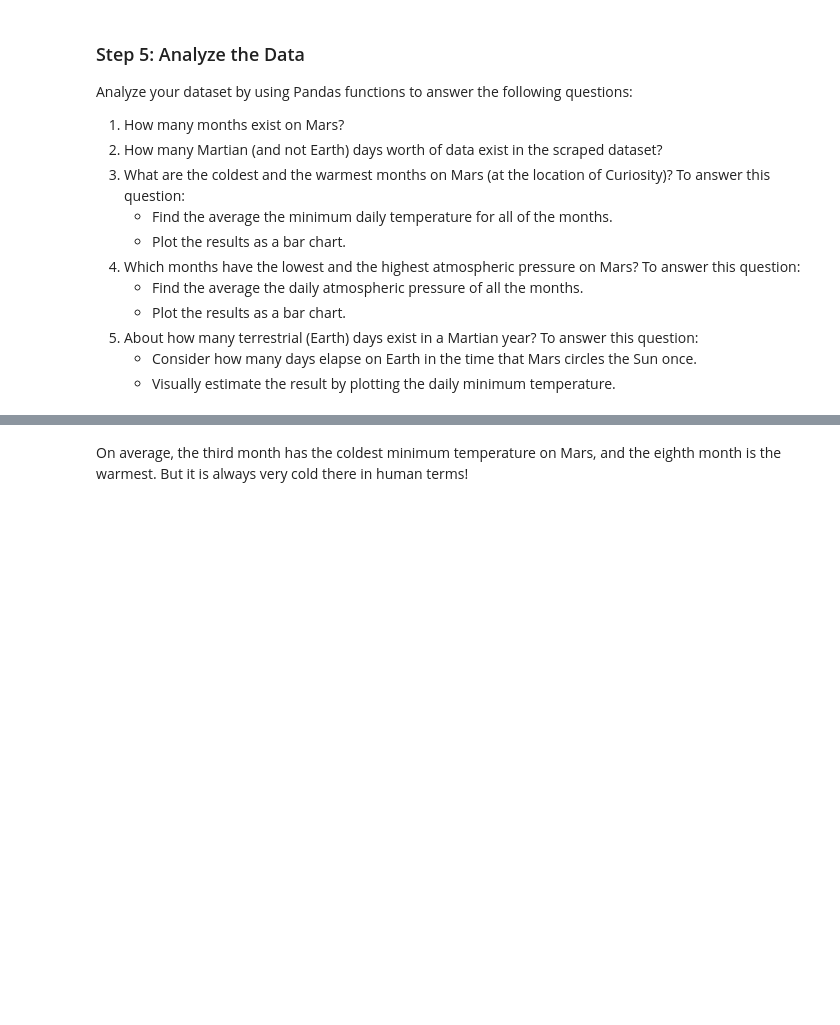
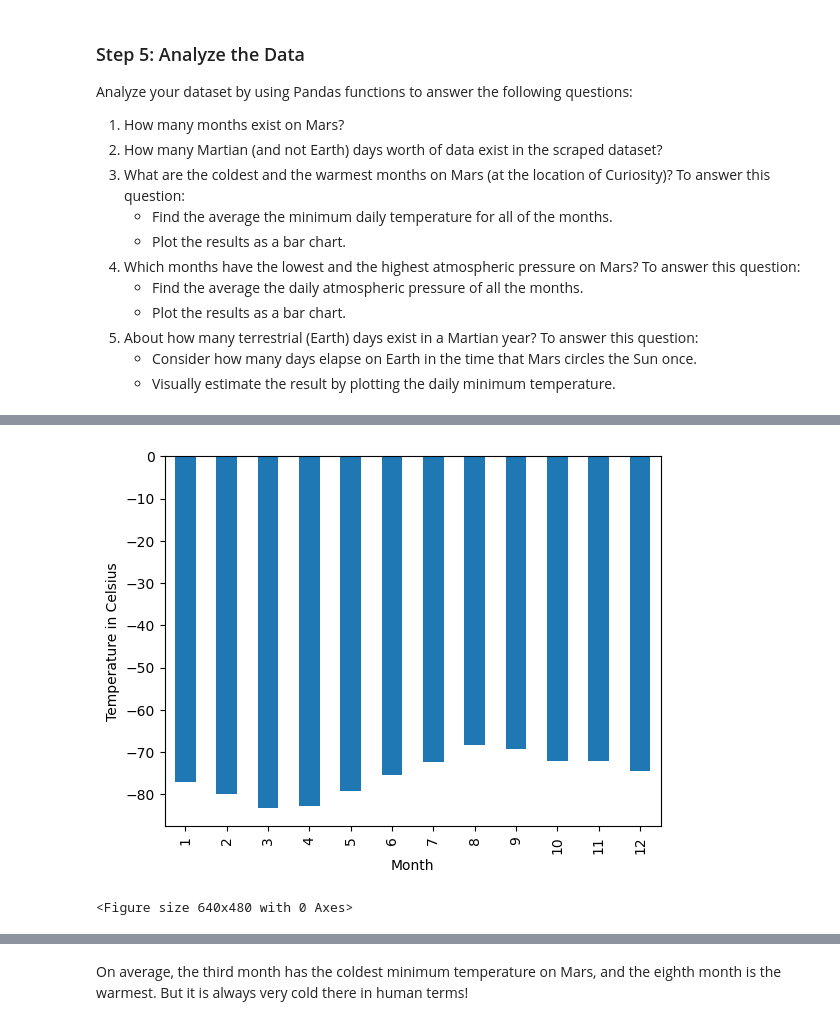
Before and after one commit to rooprg/scraping_challenge_mars_news_weather, a Jupyter notebook: part_2_mars_weather_roop.ipynb, the cells around one changed output, grey strips where cells are left out. Cells and saved outputs as stored; diff of their text form; code cells hidden in the pictures; blank space fills up the shorter version.

```diff
--- a/part_2_mars_weather_roop.ipynb
+++ b/part_2_mars_weather_roop.ipynb
@@ -159,2 +162,4 @@ Analyze your dataset by using Pandas functions to answer the following questions
 # %%
 # 3. What is the average low temperature by month?
+min_temp_average = modified_mars_df.groupby("month")["min_temp"].mean()
+min_temp_average
@@ -161,4 +181,12 @@ Analyze your dataset by using Pandas functions to answer the following questions
 # %%
 # Plot the average temperature by month
+temp_chart = min_temp_average.plot(kind="bar")
+temp_chart.set_xlabel("Month")
+temp_chart.set_ylabel("Temperature in Celsius")
+plt.show()
+plt.tight_layout()
+# %% [output]
+[figure, added]
+<Figure size 640x480 with 0 Axes>
 # %%
 # Identify the coldest and hottest months in Curiosity's location
```
Also changed, not shown: parts of 8 cells of this notebook.
